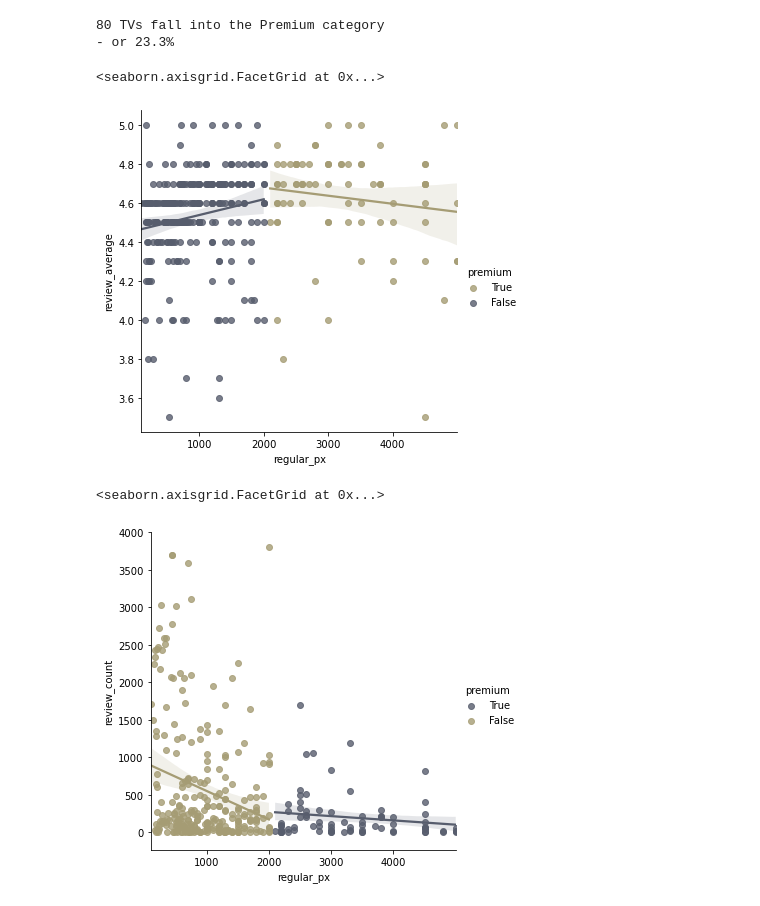
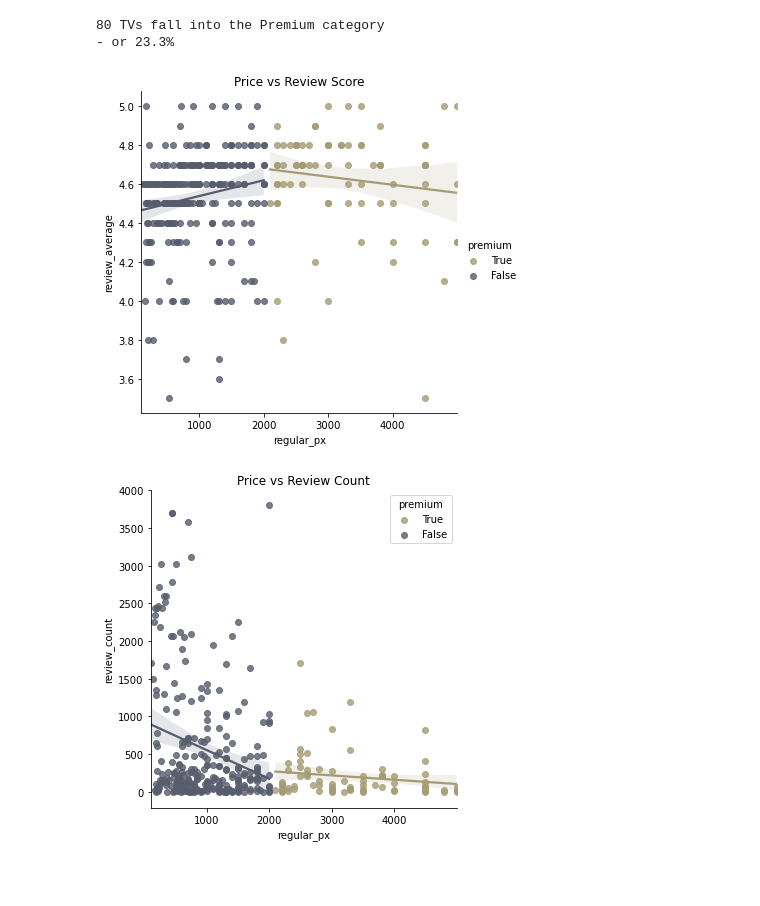
Before and after one commit to dnie44/nycdatascience_python_project, a Jupyter notebook: bb_analysis3.ipynb, the cells around one changed output. Cells and saved outputs as stored; diff of their text form; code cells hidden in the pictures; blank space fills up the shorter version.

```diff
--- a/bb_analysis3.ipynb
+++ b/bb_analysis3.ipynb
@@ -341,24 +354,31 @@ print(f'- or {round(bby2.premium.sum()/bby2.shape[0]*100,1)}%')
 # %%
 # Review scores and Price
 
-sns.lmplot(data = bby2,
+fig = sns.lmplot(data = bby2,
            x='regular_px',
            y='review_average',
            #col='premium',
            hue='premium', hue_order=[True,False],
            palette='cividis_r')
+plt.title('Price vs Review Score')
+
+#save file for Presentation
+fig.savefig('temp.png', transparent=True)
 # %% [output]
-<seaborn.axisgrid.FacetGrid at 0x...>
-[figure, old version]
+[figure, new version]
 # %%
 # Review counts and Price
 
-sns.lmplot(data = bby2,
-           x='regular_px',
-           y='review_count',
-           #col='premium',
-           hue='premium', hue_order=[True,False],
-           palette='cividis')
+fig = sns.lmplot(data = bby2,
+                 x='regular_px',
+                 y='review_count',
+                 #col='premium',
+                 hue='premium', hue_order=[True,False],
+                 palette='cividis_r',
+                 legend_out=False)
+plt.title('Price vs Review Count')
+
+#save file for Presentation
+fig.savefig('temp.png', transparent=True)
 # %% [output]
-<seaborn.axisgrid.FacetGrid at 0x...>
-[figure, old version]
+[figure, new version]
```
Also changed, not shown: parts of 6 cells of this notebook, 3 other files.
